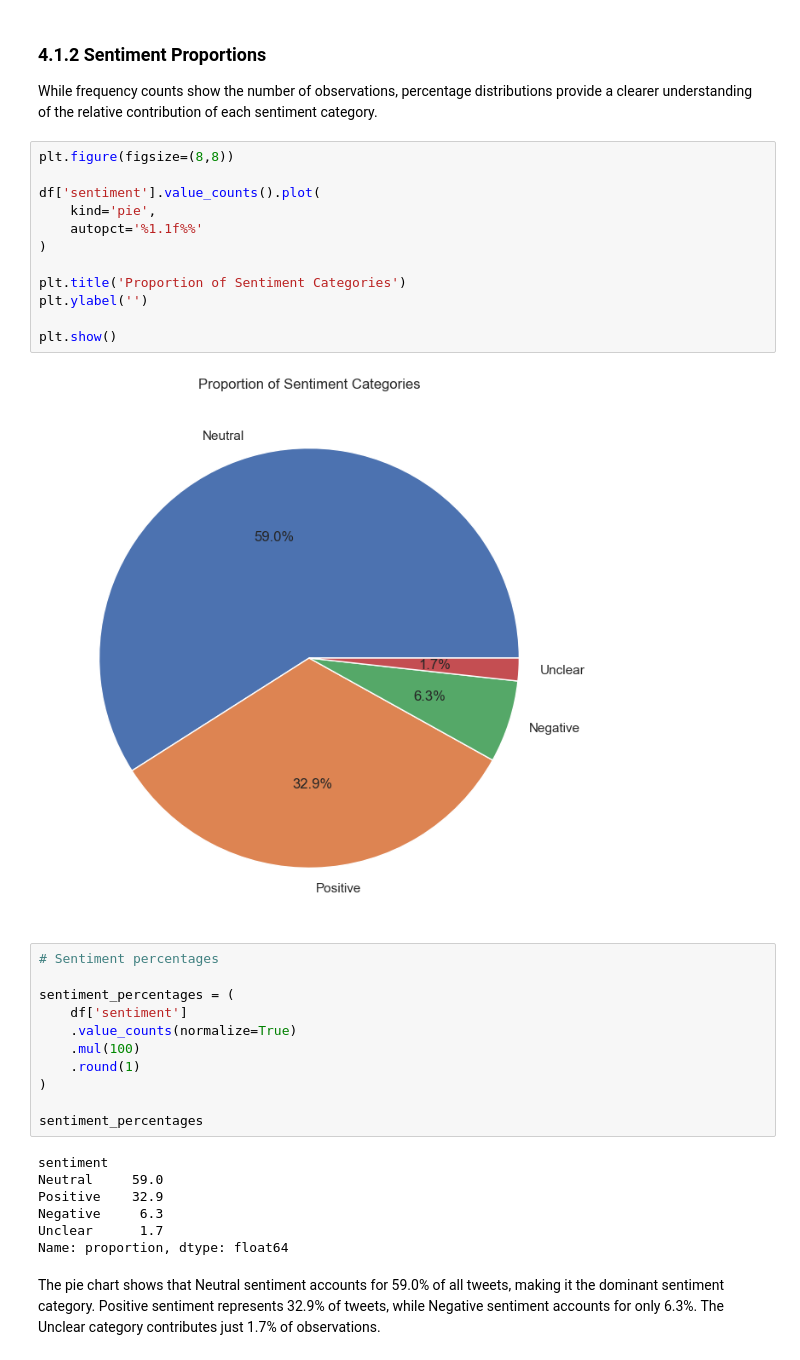
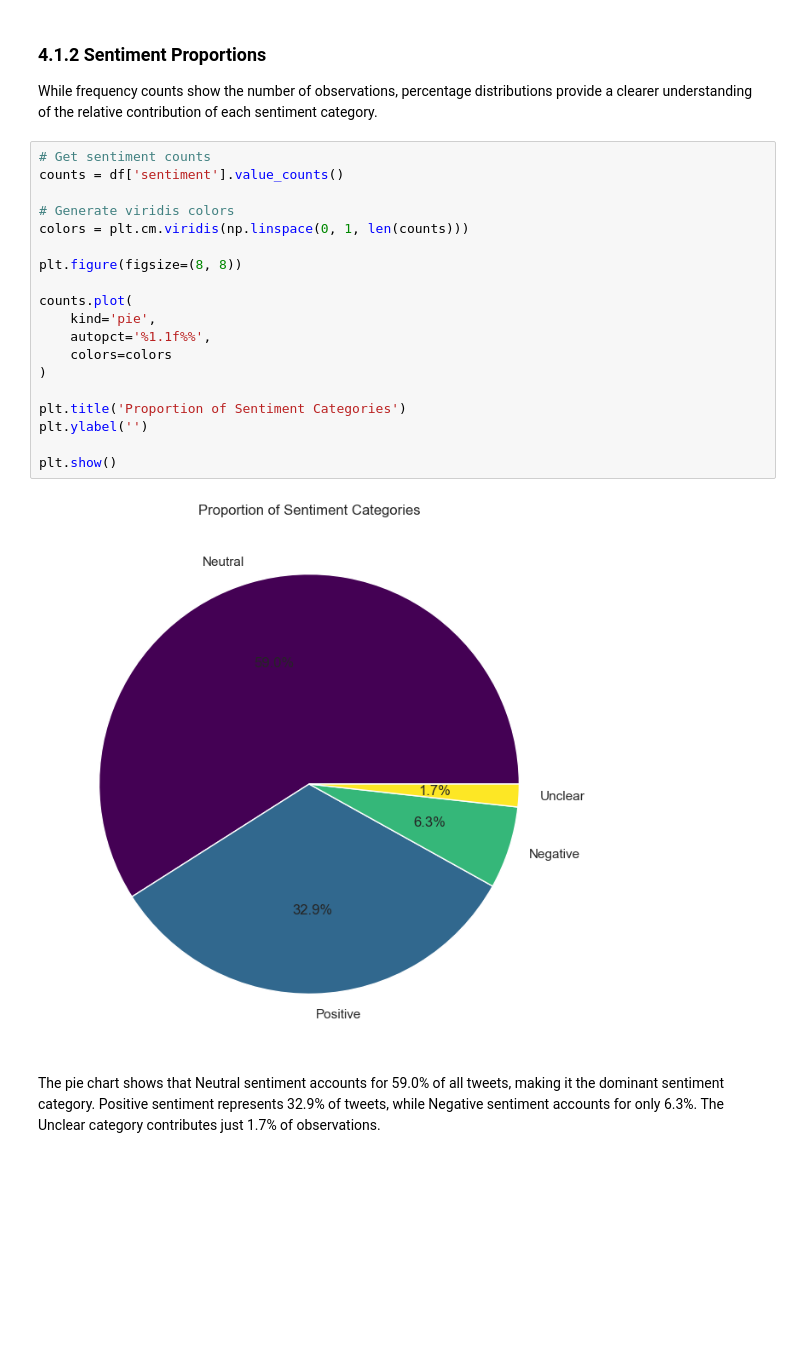
Before and after one commit to byegond-beep/Consumer-Sentiment-Analysis-of-Apple-and-Google-Products-Using-Natural-Language-Processing, a Jupyter notebook: Consumer-Sentiment-Analysis-of-Apple-and-Google-Products-Using-NLP.ipynb, the cells around one changed output. Drawn from its saved outputs; the diff is of its cells as text; blank space fills up the shorter version.

```diff
--- a/Consumer-Sentiment-Analysis-of-Apple-and-Google-Products-Using-NLP.ipynb
+++ b/Consumer-Sentiment-Analysis-of-Apple-and-Google-Products-Using-NLP.ipynb
@@ -556,38 +560,27 @@ For marketing and brand management teams, this suggests that public sentiment is
 # %% [markdown]
 ### 4.1.2 Sentiment Proportions
 While frequency counts show the number of observations, percentage distributions provide a clearer understanding of the relative contribution of each sentiment category.
-# %%
-plt.figure(figsize=(8,8))
-
-df['sentiment'].value_counts().plot(
-    kind='pie',
-    autopct='%1.1f%%'
-)
-
-plt.title('Proportion of Sentiment Categories')
-plt.ylabel('')
-
-plt.show()
-# %% [output]
-[figure, removed]
-# %%
-# Sentiment percentages
-
-sentiment_percentages = (
-    df['sentiment']
-    .value_counts(normalize=True)
-    .mul(100)
-    .round(1)
-)
-
-sentiment_percentages
-# %% [output]
-sentiment
-Neutral     59.0
-Positive    32.9
-Negative     6.3
-Unclear      1.7
-Name: proportion, dtype: float64
+# %%
+# Get sentiment counts
+counts = df['sentiment'].value_counts()
+
+# Generate viridis colors
+colors = plt.cm.viridis(np.linspace(0, 1, len(counts)))
+
+plt.figure(figsize=(8, 8))
+
+counts.plot(
+    kind='pie',
+    autopct='%1.1f%%',
+    colors=colors
+)
+
+plt.title('Proportion of Sentiment Categories')
+plt.ylabel('')
+
+plt.show()
+# %% [output]
+[figure, added]
 # %% [markdown]
 The pie chart shows that Neutral sentiment accounts for 59.0% of all tweets, making it the dominant sentiment category. Positive sentiment represents 32.9% of tweets, while Negative sentiment accounts for only 6.3%. The Unclear category contributes just 1.7% of observations.
 # %% [markdown]
```
Also changed, not shown: parts of 30 cells of this notebook.
